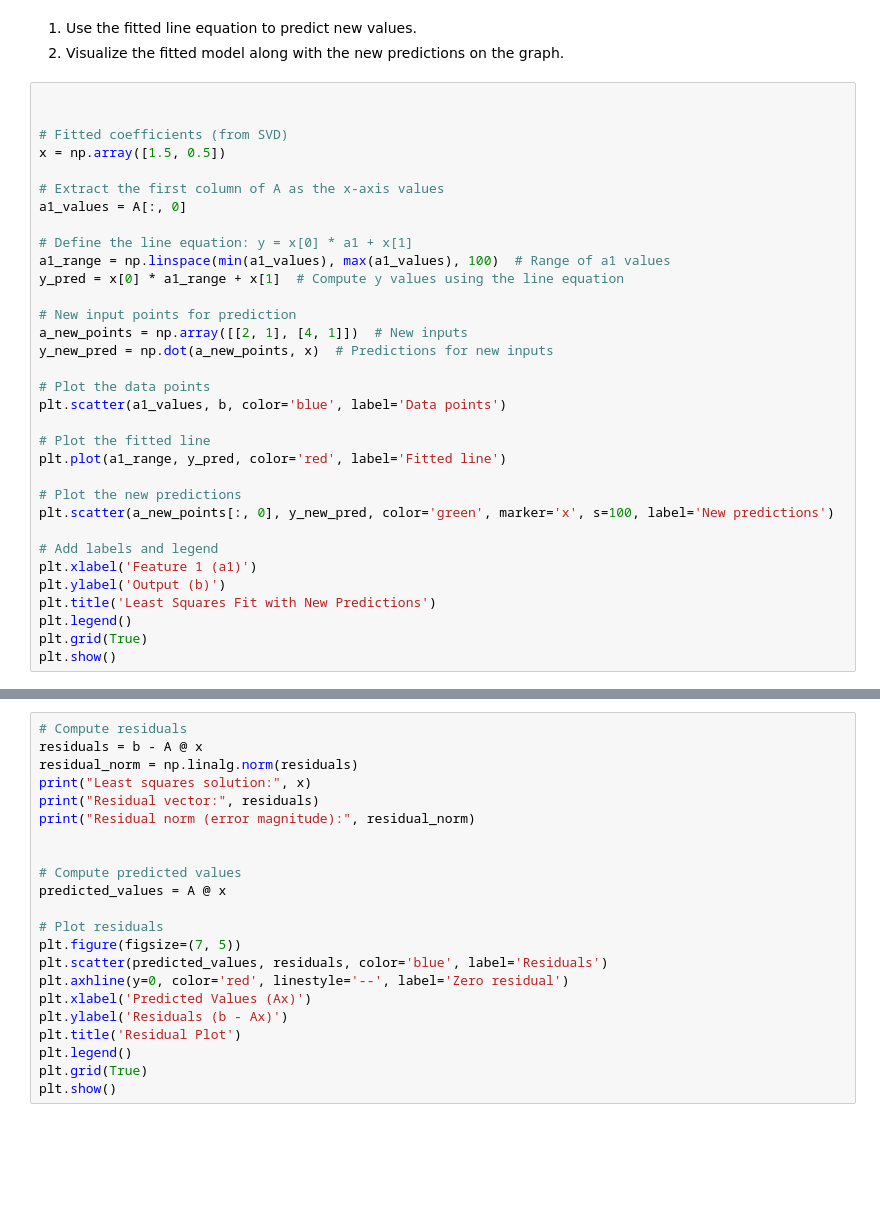
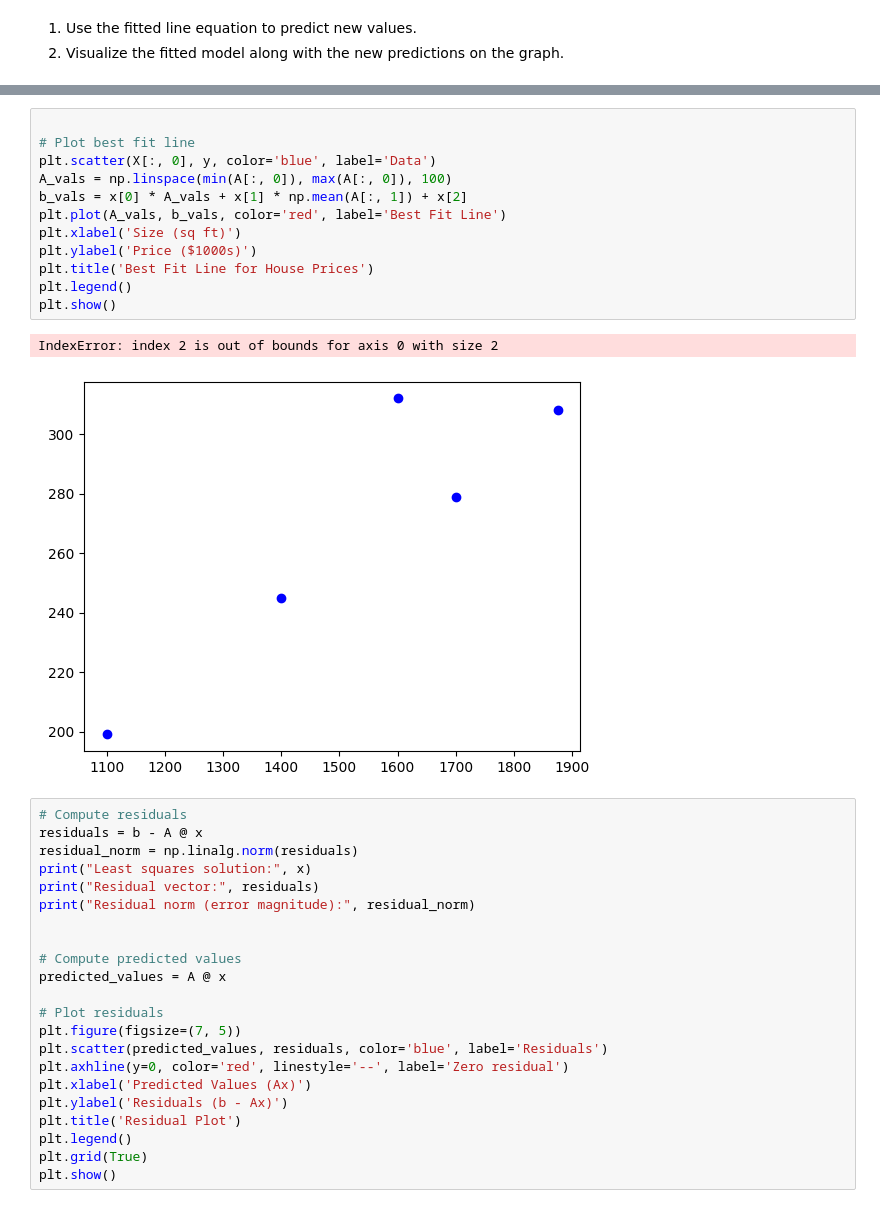
Before and after one commit to wizis17/Math_Project-I, a Jupyter notebook: main8.ipynb, the cells around one changed output, grey strips where cells are left out. Cells and saved outputs as stored; diff of their text form; blank space fills up the shorter version.

```diff
--- a/main8.ipynb
+++ b/main8.ipynb
@@ -86,36 +112,3 @@ What can we do with x ?
 # %% [markdown]
 1. Use the fitted line equation to predict new values.
 2. Visualize the fitted model along with the new predictions on the graph.
-# %%
-
-
-# Fitted coefficients (from SVD)
-x = np.array([1.5, 0.5])
-
-# Extract the first column of A as the x-axis values
-a1_values = A[:, 0]
-
-# Define the line equation: y = x[0] * a1 + x[1]
-a1_range = np.linspace(min(a1_values), max(a1_values), 100)  # Range of a1 values
-y_pred = x[0] * a1_range + x[1]  # Compute y values using the line equation
-
-# New input points for prediction
-a_new_points = np.array([[2, 1], [4, 1]])  # New inputs
-y_new_pred = np.dot(a_new_points, x)  # Predictions for new inputs
-
-# Plot the data points
-plt.scatter(a1_values, b, color='blue', label='Data points')
-
-# Plot the fitted line
-plt.plot(a1_range, y_pred, color='red', label='Fitted line')
-
-# Plot the new predictions
-plt.scatter(a_new_points[:, 0], y_new_pred, color='green', marker='x', s=100, label='New predictions')
-
-# Add labels and legend
-plt.xlabel('Feature 1 (a1)')
-plt.ylabel('Output (b)')
-plt.title('Least Squares Fit with New Predictions')
-plt.legend()
-plt.grid(True)
-plt.show()
@@ -124,3 +115,18 @@ plt.show()
+# %%
+
+# Plot best fit line
+plt.scatter(X[:, 0], y, color='blue', label='Data')
+A_vals = np.linspace(min(A[:, 0]), max(A[:, 0]), 100)
+b_vals = x[0] * A_vals + x[1] * np.mean(A[:, 1]) + x[2]
+plt.plot(A_vals, b_vals, color='red', label='Best Fit Line')
+plt.xlabel('Size (sq ft)')
+plt.ylabel('Price ($1000s)')
+plt.title('Best Fit Line for House Prices')
+plt.legend()
+plt.show()
+# %% [output]
+IndexError: index 2 is out of bounds for axis 0 with size 2
+[figure, added]
 # %%
 # Compute residuals
 residuals = b - A @ x
```
Also changed, not shown: parts of 4 cells of this notebook, 2 other files.
